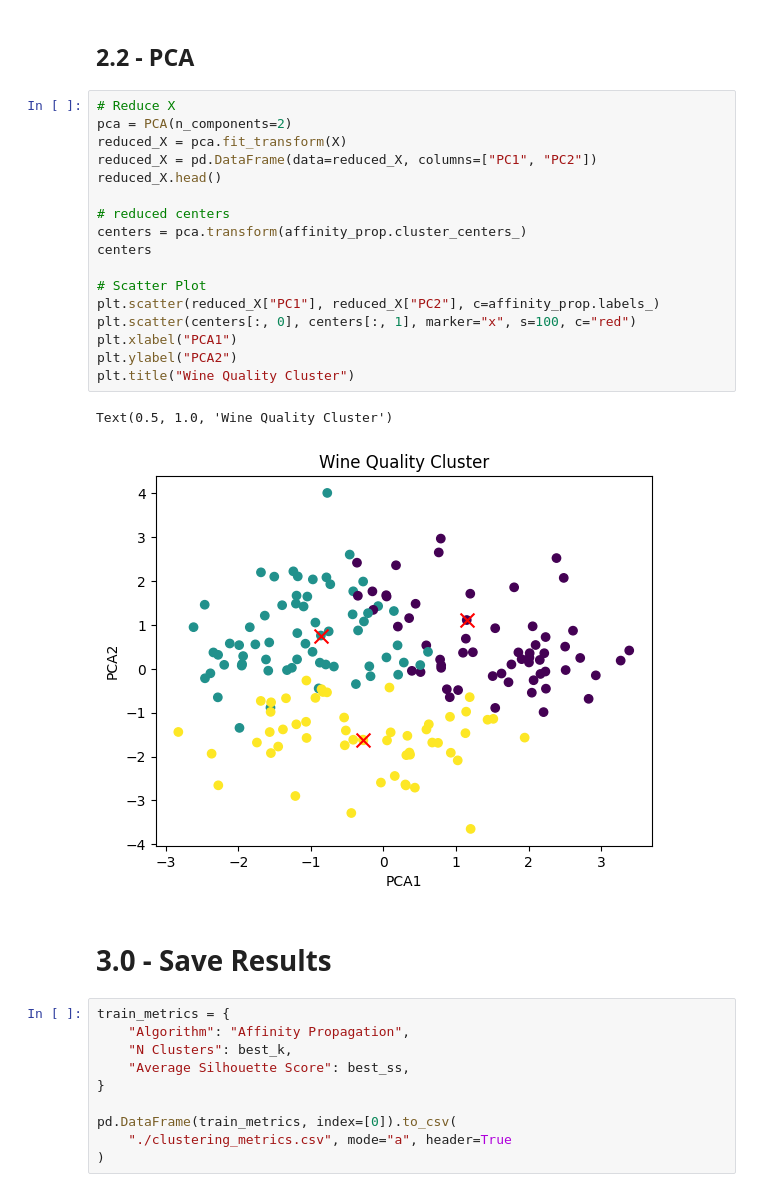
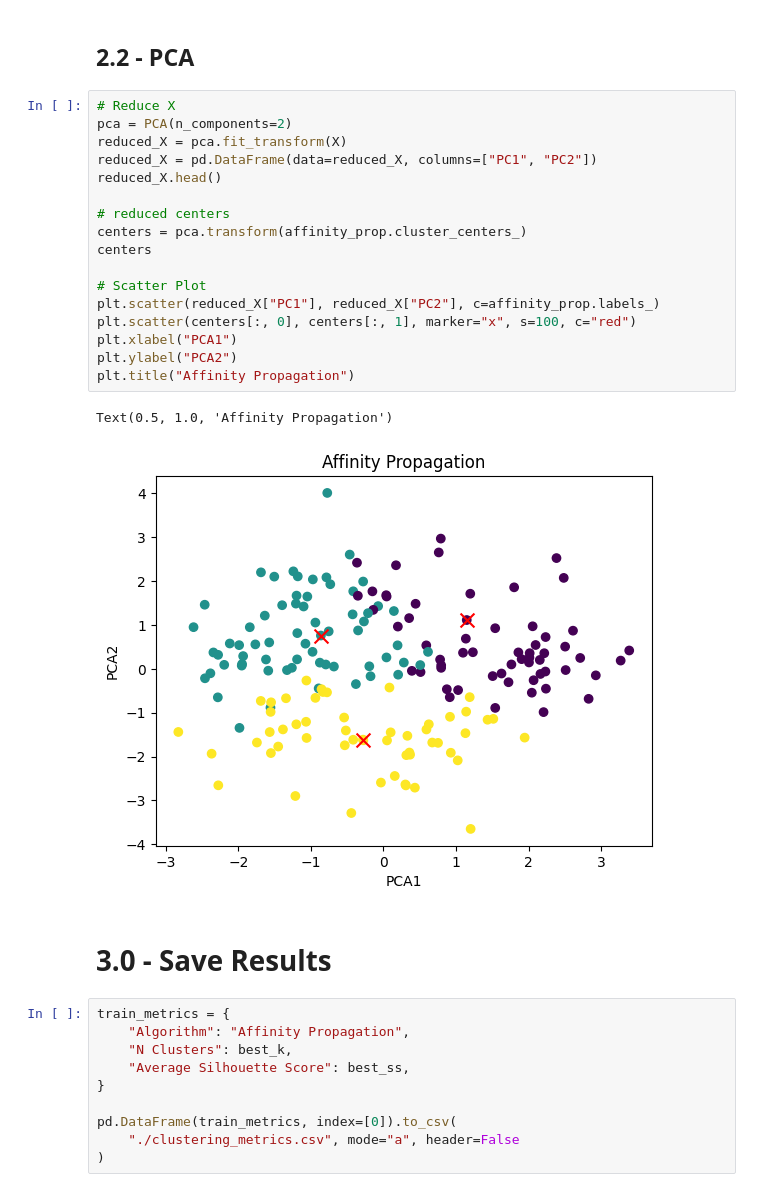
Before and after one commit to eliasbatistasouza/ml_essay, a Jupyter notebook: Clustering/Affinity_Propagation.ipynb, the cells around one changed output. Cells and saved outputs as stored; diff of their text form.

```diff
--- a/Clustering/Affinity_Propagation.ipynb
+++ b/Clustering/Affinity_Propagation.ipynb
@@ -81,23 +81,23 @@ plt.legend()
 # %%
 # Reduce X
 pca = PCA(n_components=2)
 reduced_X = pca.fit_transform(X)
 reduced_X = pd.DataFrame(data=reduced_X, columns=["PC1", "PC2"])
 reduced_X.head()
 
 # reduced centers
 centers = pca.transform(affinity_prop.cluster_centers_)
 centers
 
 # Scatter Plot
 plt.scatter(reduced_X["PC1"], reduced_X["PC2"], c=affinity_prop.labels_)
 plt.scatter(centers[:, 0], centers[:, 1], marker="x", s=100, c="red")
 plt.xlabel("PCA1")
 plt.ylabel("PCA2")
-plt.title("Wine Quality Cluster")
+plt.title("Affinity Propagation")
 # %% [output]
-Text(0.5, 1.0, 'Wine Quality Cluster')
+Text(0.5, 1.0, 'Affinity Propagation')
-[figure, old version]
+[figure, new version]
 # %% [markdown]
 # 3.0 - Save Results
 # %%
@@ -108,5 +108,5 @@ train_metrics = {
 }
 
 pd.DataFrame(train_metrics, index=[0]).to_csv(
-    "./clustering_metrics.csv", mode="a", header=True
+    "./clustering_metrics.csv", mode="a", header=False
 )
```
Also changed, not shown: 9 other files.
